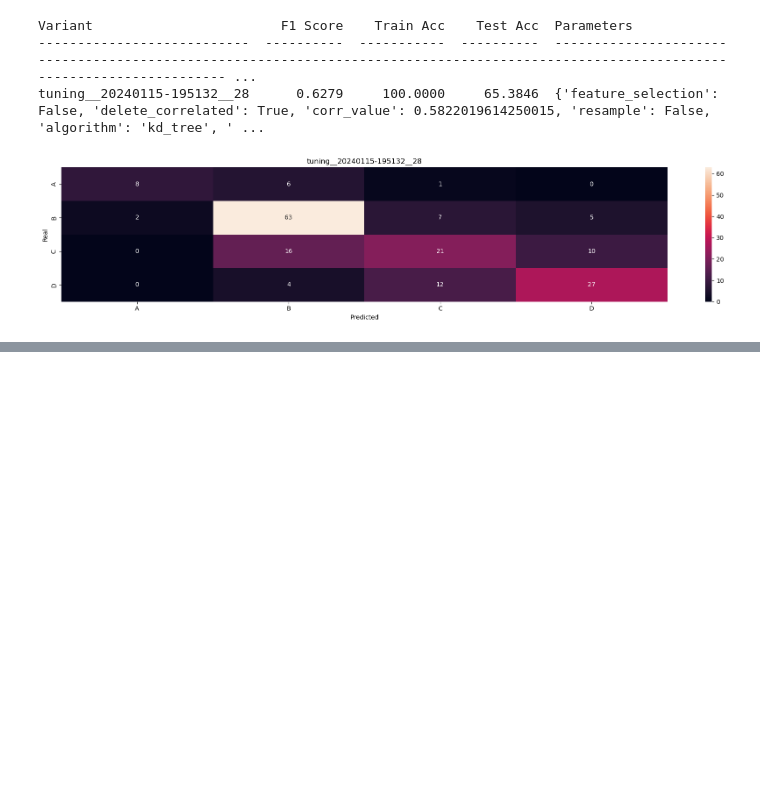
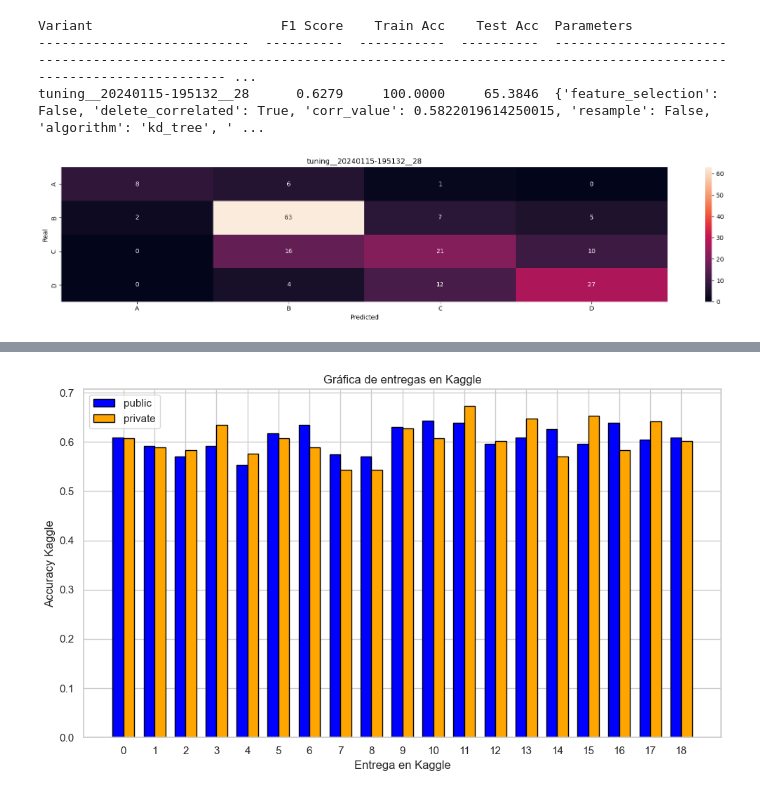
Before and after one commit to DomingoLopez/ClubFansIris, a Jupyter notebook: KNN/knn.ipynb, the cells around one changed output, grey strips where cells are left out. Drawn from its saved outputs; the diff is of its cells as text; code cells hidden in the pictures; blank space fills up the shorter version.

Commit message:
grafico de evolución kaggle

```diff
--- a/KNN/knn.ipynb
+++ b/KNN/knn.ipynb
@@ -1541,0 +1544,10 @@ tuning__20240115-195132__28      0.6279     100.0000     65.3846  {'feature_sele
+# %%
+kaggle_public_pred =  [0.609, 0.592, 0.570, 0.592, 0.553, 0.618, 0.635, 0.575, 0.570, 0.630, 0.643, 0.639, 0.596, 0.609, 0.626, 0.596, 0.639, 0.605, 0.609]
+
+kaggle_private_pred = [0.608, 0.589, 0.583, 0.634, 0.576, 0.608, 0.589, 0.544, 0.544, 0.628, 0.608, 0.673, 0.602, 0.647, 0.570, 0.653, 0.583, 0.641, 0.602]
+
+# 0 - 10 -> optimización normal
+# 11 - 18 -> optimización con optuna
+
+kaggle = pd.DataFrame({'public': kaggle_public_pred, 'private':kaggle_private_pred})
+kaggle.head()
@@ -1541,0 +1561,30 @@ tuning__20240115-195132__28      0.6279     100.0000     65.3846  {'feature_sele
+# %%
+sns.set(style="whitegrid")
+# Ajusta el ancho de las barras
+bar_width = 0.35
+
+# Ajusta la posición de las barras para que estén una al lado de la otra
+bar_positions_public = np.arange(len(kaggle['public']))
+bar_positions_private = bar_positions_public + bar_width
+
+# Crea la figura y los ejes
+plt.figure(figsize=(10, 6))
+
+# Agrega las barras para 'public'
+plt.bar(bar_positions_public, kaggle['public'], width=bar_width, label='public', color='blue', edgecolor='black')
+
+# Agrega las barras para 'private'
+plt.bar(bar_positions_private, kaggle['private'], width=bar_width, label='private', color='orange', edgecolor='black')
+
+# Configura los ejes y la leyenda
+plt.xlabel('Entrega en Kaggle')
+plt.ylabel('Accuracy Kaggle')
+plt.title('Gráfica de entregas en Kaggle')
+plt.xticks(bar_positions_public + bar_width / 2, np.arange(0, len(kaggle['public'])))
+plt.legend()
+
+# Muestra el gráfico
+plt.tight_layout()
+plt.show()
+# %% [output]
+[figure, added]
```
Also changed, not shown: parts of 4 cells of this notebook, 1 other file.
